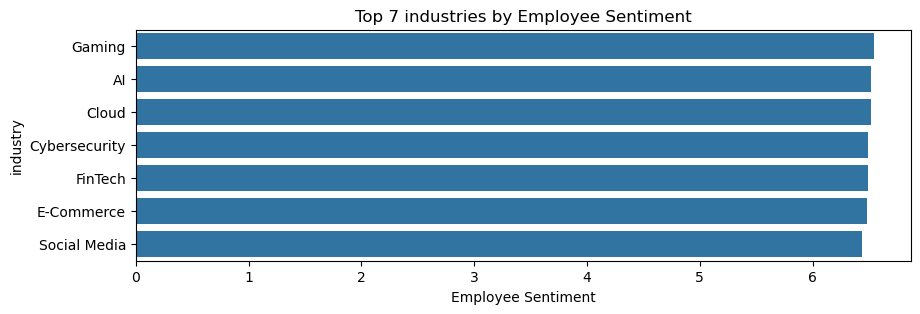
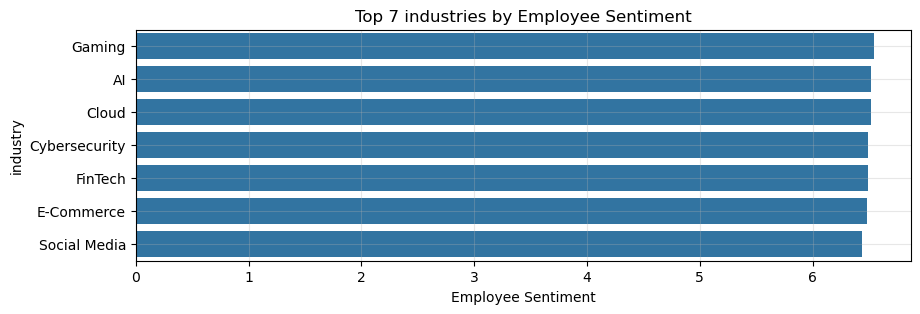
Code edit (unified diff) that turned the first committed figure into the second:
--- before
+++ after
@@ -6,4 +6,5 @@
 )
 
+plt.grid(alpha=0.3)
 plt.xlabel('Employee Sentiment')
 plt.title("Top 7 industries by Employee Sentiment")

Commit: initial commit